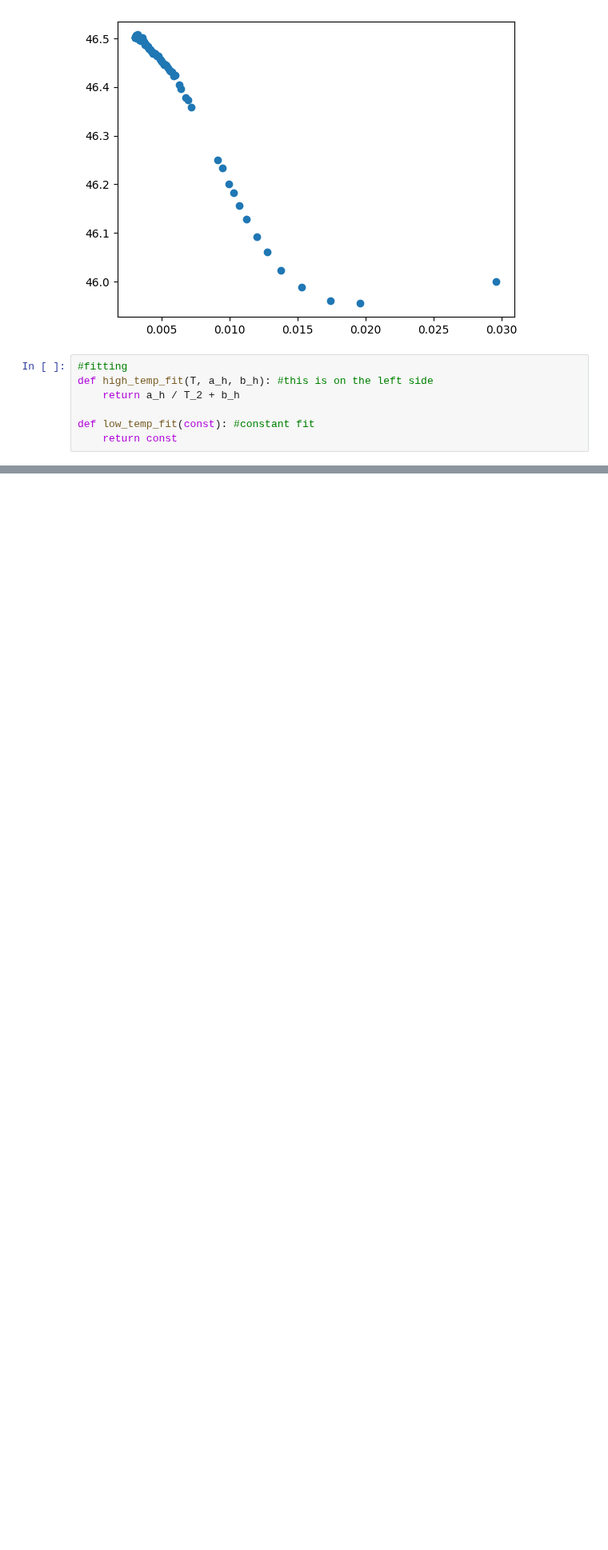
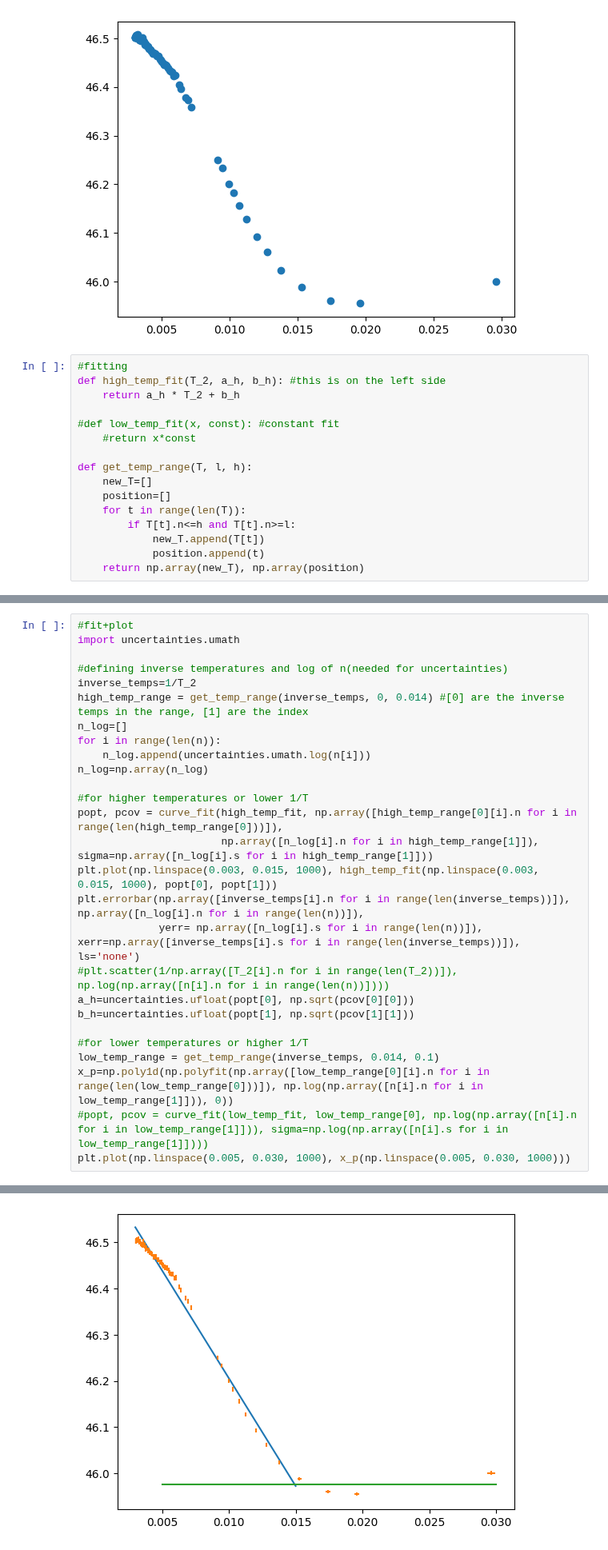
Before and after one commit to KemalOenen/advanced_labcourse, a Jupyter notebook: E092/data_analysis.ipynb, the cells around one changed output, grey strips where cells are left out. Shown at 80% size. Drawn from its saved outputs; the diff is of its cells as text; blank space fills up the shorter version.

Commit message:
Fits and plots of ln(n)

```diff
--- a/E092/data_analysis.ipynb
+++ b/E092/data_analysis.ipynb
@@ -154,8 +154,17 @@ plt.scatter(1/np.array([T_2[i].n for i in range(len(T_2))]), np.log(np.array([n[
 [figure]
 # %%
 #fitting
-def high_temp_fit(T, a_h, b_h): #this is on the left side
-    return a_h / T_2 + b_h
+def high_temp_fit(T_2, a_h, b_h): #this is on the left side
+    return a_h * T_2 + b_h
 
-def low_temp_fit(const): #constant fit
-    return const
+#def low_temp_fit(x, const): #constant fit
+    #return x*const
+
+def get_temp_range(T, l, h):
+    new_T=[]
+    position=[]
+    for t in range(len(T)):
+        if T[t].n<=h and T[t].n>=l:
+            new_T.append(T[t])
+            position.append(t)
+    return np.array(new_T), np.array(position)
@@ -163,0 +171,28 @@ def low_temp_fit(const): #constant fit
+# %%
+#fit+plot
+import uncertainties.umath
+
+#defining inverse temperatures and log of n(needed for uncertainties)
+inverse_temps=1/T_2
+high_temp_range = get_temp_range(inverse_temps, 0, 0.014) #[0] are the inverse temps in the range, [1] are the index
+n_log=[]
+for i in range(len(n)):
+    n_log.append(uncertainties.umath.log(n[i]))
+n_log=np.array(n_log)
+
+#for higher temperatures or lower 1/T
+popt, pcov = curve_fit(high_temp_fit, np.array([high_temp_range[0][i].n for i in range(len(high_temp_range[0]))]),
+                       np.array([n_log[i].n for i in high_temp_range[1]]), sigma=np.array([n_log[i].s for i in high_temp_range[1]]))
+plt.plot(np.linspace(0.003, 0.015, 1000), high_temp_fit(np.linspace(0.003, 0.015, 1000), popt[0], popt[1]))
+plt.errorbar(np.array([inverse_temps[i].n for i in range(len(inverse_temps))]),  np.array([n_log[i].n for i in range(len(n))]),
+             yerr= np.array([n_log[i].s for i in range(len(n))]), xerr=np.array([inverse_temps[i].s for i in range(len(inverse_temps))]), ls='none')
+#plt.scatter(1/np.array([T_2[i].n for i in range(len(T_2))]), np.log(np.array([n[i].n for i in range(len(n))])))
+a_h=uncertainties.ufloat(popt[0], np.sqrt(pcov[0][0]))
+b_h=uncertainties.ufloat(popt[1], np.sqrt(pcov[1][1]))
+
+#for lower temperatures or higher 1/T
+low_temp_range = get_temp_range(inverse_temps, 0.014, 0.1)
+x_p=np.poly1d(np.polyfit(np.array([low_temp_range[0][i].n for i in range(len(low_temp_range[0]))]), np.log(np.array([n[i].n for i in low_temp_range[1]])), 0))
+#popt, pcov = curve_fit(low_temp_fit, low_temp_range[0], np.log(np.array([n[i].n for i in low_temp_range[1]])), sigma=np.log(np.array([n[i].s for i in low_temp_range[1]])))
+plt.plot(np.linspace(0.005, 0.030, 1000), x_p(np.linspace(0.005, 0.030, 1000)))
+# %% [output]
@@ -163,0 +200 @@ def low_temp_fit(const): #constant fit
+[figure, added]
```
Also changed, not shown: parts of 9 cells of this notebook.
